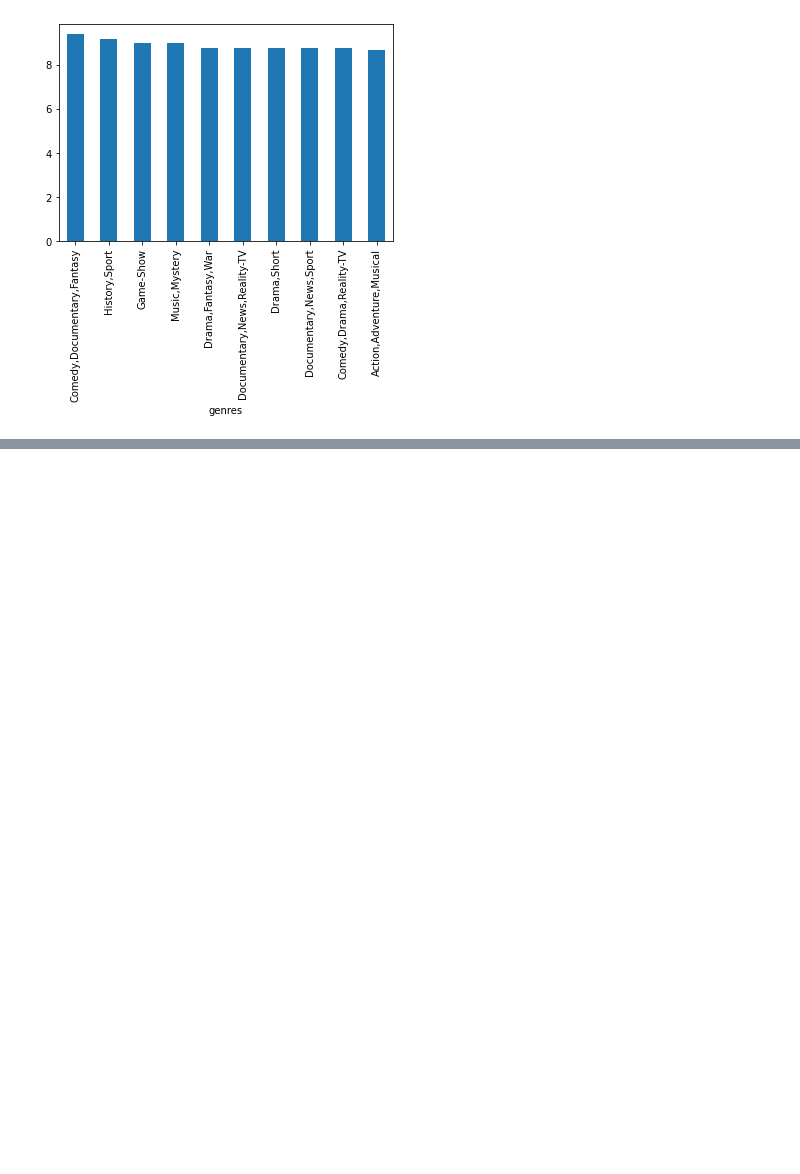
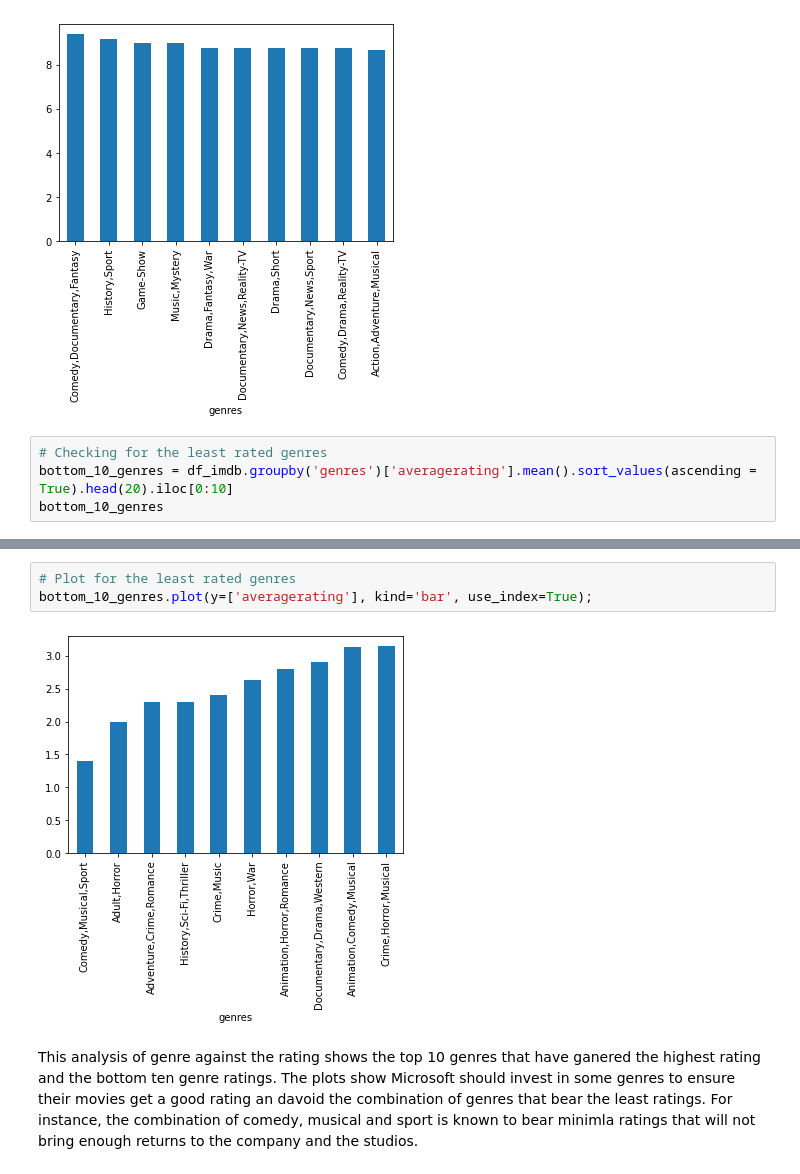
Before and after one commit to Arnoldchovu/dsc-phase-1-project-v2-4, a Jupyter notebook: student.ipynb, the cells around one changed output, grey strips where cells are left out. Cells and saved outputs as stored; diff of their text form; blank space fills up the shorter version.

```diff
--- a/student.ipynb
+++ b/student.ipynb
@@ -945,3 +941,7 @@ pandas.core.series.Series
 top_10_genres.plot(y=['averagerating'], kind='bar', use_index=True);
 # %% [output]
 [figure]
+# %%
+# Checking for the least rated genres
+bottom_10_genres = df_imdb.groupby('genres')['averagerating'].mean().sort_values(ascending = True).head(20).iloc[0:10]
+bottom_10_genres
@@ -947,0 +961,7 @@ top_10_genres.plot(y=['averagerating'], kind='bar', use_index=True);
+# %%
+# Plot for the least rated genres
+bottom_10_genres.plot(y=['averagerating'], kind='bar', use_index=True);
+# %% [output]
+[figure, added]
+# %% [markdown]
+This analysis of genre against the rating shows the top 10 genres that have ganered the highest rating and the bottom ten genre ratings. The plots show Microsoft should invest in some genres to ensure their movies get a good rating an davoid the combination of genres that bear the least ratings. For instance, the combination of comedy, musical and sport is known to bear minimla ratings that will not bring enough returns to the company and the studios.
```
Also changed, not shown: parts of 2 cells of this notebook.
